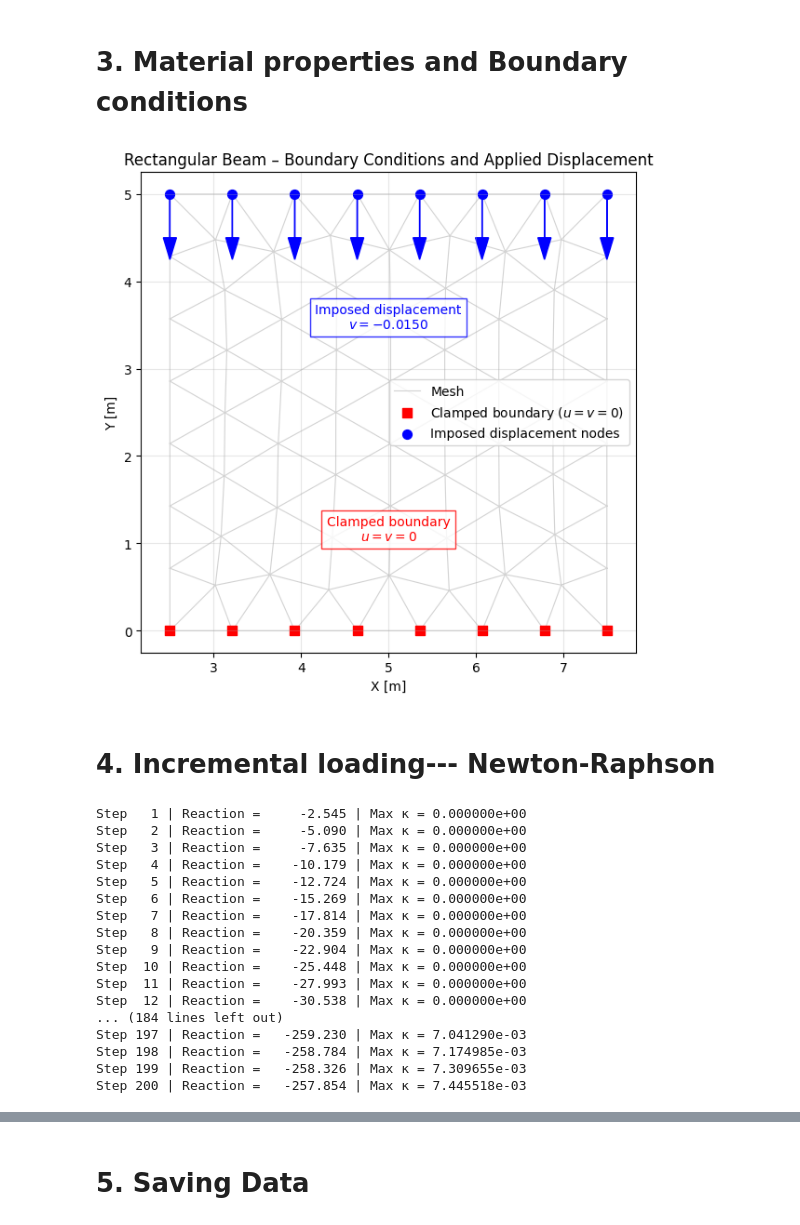
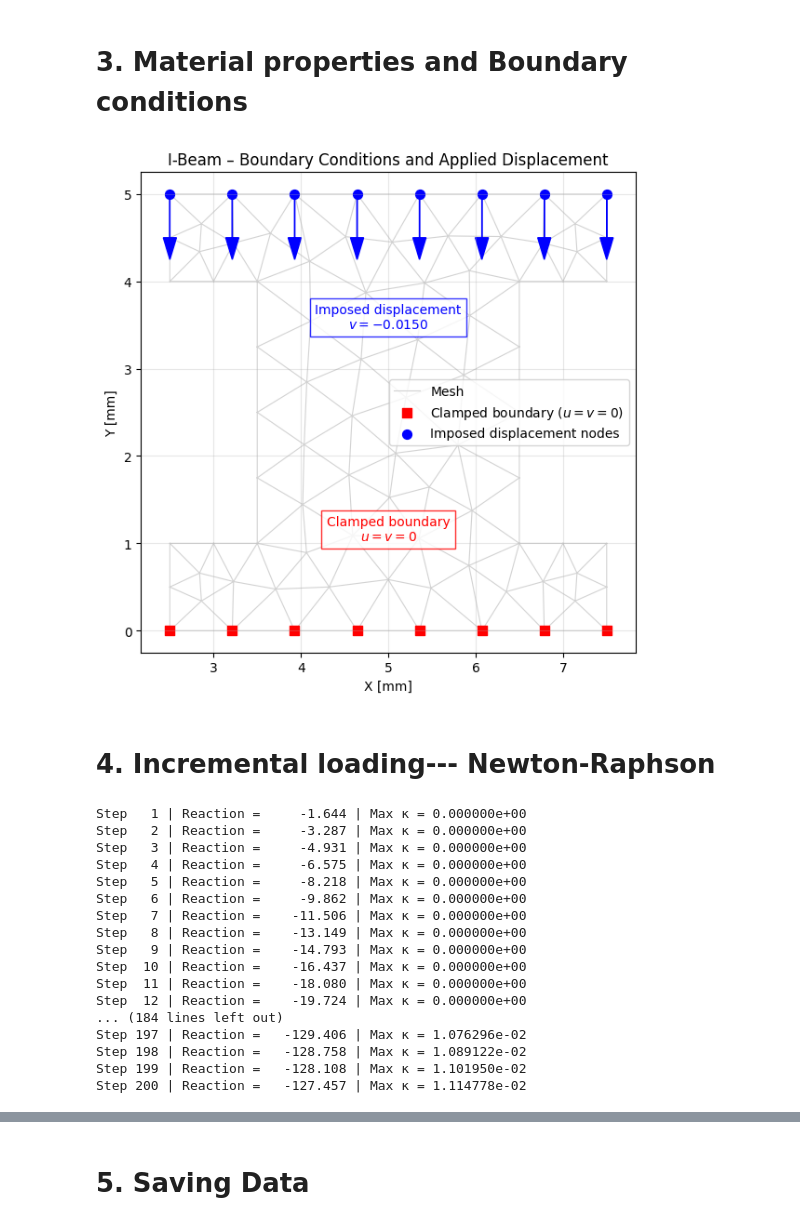
Before and after one commit to KhayalM/Extended-Finite-Element-Methods, a Jupyter notebook: Softening_lc=0_75.ipynb, the cells around one changed output, grey strips where cells are left out. Cells and saved outputs as stored; diff of their text form; code cells hidden in the pictures.

```diff
--- a/Softening_lc=0_75.ipynb
+++ b/Softening_lc=0_75.ipynb
@@ -115,10 +138,10 @@ import numpy as np
 import matplotlib.pyplot as plt
 
 # ------------------------------
-# Initialize Gmsh and load the rectangular beam mesh
+# Initialize Gmsh and load the I-beam mesh
 # ------------------------------
 gmsh.initialize()
-gmsh.open("rectangular_beam_5mmx5mm.msh")
+gmsh.open("I_beam_5mm.msh")
 
 # ------------------------------
 # Get all nodes
@@ -132,17 +155,22 @@ node_coords = np.array(node_coords).reshape(-1, 3)
 def get_elements_of_physical_group(dim, tag):
     entity_tags = gmsh.model.getEntitiesForPhysicalGroup(dim, tag)
     all_elements = []
+
     for entity_tag in entity_tags:
         element_types, element_tags, node_tags_list = gmsh.model.mesh.getElements(dim, entity_tag)
+
         for i in range(len(element_types)):
-            # triangles → 3 nodes per element
-            all_elements.append(np.array(node_tags_list[i]).reshape(-1, 3))
+            # Linear triangles → 3 nodes per element
+            all_elements.append(
+                np.array(node_tags_list[i]).reshape(-1, 3)
+            )
+
     return np.concatenate(all_elements) if all_elements else np.array([])
 
 # ------------------------------
-# Get elements for the rectangular beam (physical group 1)
+# Get elements for the I-beam (physical group 1)
 # ------------------------------
-elements_rect_beam = get_elements_of_physical_group(2, 1)
+elements_I_beam = get_elements_of_physical_group(2, 1)
 # %%
 # ------------------------------
 # Mesh visualization
@@ -505,7 +533,7 @@ beam_height = y_max - y_min
 # --- Mesh outline ---
 plt.triplot(
     x, y,
-    elements_rect_beam - 1,
+    elements_I_beam  - 1,
     color="lightgray",
     linewidth=0.8,
     label="Mesh"
@@ -549,37 +577,37 @@ plt.text(
     np.mean(x[top_nodes]),
     y_max - 0.25 * beam_height,
     rf"Imposed displacement" "\n"
     rf"$v = {u_max:.4f}$",
     ha="center",
     va="top",
     fontsize=10,
     color="blue",
     bbox=dict(facecolor="white", edgecolor="blue", alpha=0.8)
 )
 
 plt.text(
     np.mean(x[bottom_nodes]),
     y_min + 0.20 * beam_height,
     "Clamped boundary\n$u = v = 0$",
     ha="center",
     va="bottom",
     fontsize=10,
     color="red",
     bbox=dict(facecolor="white", edgecolor="red", alpha=0.8)
 )
 
 # --- Plot settings ---
 plt.gca().set_aspect("equal", adjustable="box")
-plt.xlabel("X [m]")
-plt.ylabel("Y [m]")
-plt.title("Rectangular Beam – Boundary Conditions and Applied Displacement")
+plt.xlabel("X [mm]")
+plt.ylabel("Y [mm]")
+plt.title("I-Beam – Boundary Conditions and Applied Displacement")
 plt.legend(loc="center right")
 plt.grid(alpha=0.3)
 
 plt.tight_layout()
 plt.show()
 # %% [output]
-[figure, old version]
+[figure, new version]
 # %% [markdown]
 # 4. Incremental loading--- Newton-Raphson
 # %%
@@ -619,7 +647,7 @@ for step in range(num_steps):
         for e in range(num_elems):
 
             # --- Element connectivity ---
-            n1, n2, n3 = (elements_rect_beam[e] - 1).astype(int)
+            n1, n2, n3 = (elements_I_beam [e] - 1).astype(int)
 
             # --- Element coordinates ---
             element_coord = np.array([
@@ -740,7 +768,7 @@ for step in range(num_steps):
 
         for e in range(num_elems):
 
-            n1, n2, n3 = (elements_rect_beam[e] - 1).astype(int)
+            n1, n2, n3 = (elements_I_beam [e] - 1).astype(int)
             edof = np.array([
                 2*n1, 2*n1 + 1,
                 2*n2, 2*n2 + 1,
@@ -786,23 +814,23 @@ for step in range(num_steps):
         sum_du = sum_du[:step]
         break
 # %% [output]
-Step   1 | Reaction =     -2.545 | Max κ = 0.000000e+00
-Step   2 | Reaction =     -5.090 | Max κ = 0.000000e+00
-Step   3 | Reaction =     -7.635 | Max κ = 0.000000e+00
-Step   4 | Reaction =    -10.179 | Max κ = 0.000000e+00
-Step   5 | Reaction =    -12.724 | Max κ = 0.000000e+00
-Step   6 | Reaction =    -15.269 | Max κ = 0.000000e+00
-Step   7 | Reaction =    -17.814 | Max κ = 0.000000e+00
-Step   8 | Reaction =    -20.359 | Max κ = 0.000000e+00
-Step   9 | Reaction =    -22.904 | Max κ = 0.000000e+00
-Step  10 | Reaction =    -25.448 | Max κ = 0.000000e+00
-Step  11 | Reaction =    -27.993 | Max κ = 0.000000e+00
-Step  12 | Reaction =    -30.538 | Max κ = 0.000000e+00
+Step   1 | Reaction =     -1.644 | Max κ = 0.000000e+00
+Step   2 | Reaction =     -3.287 | Max κ = 0.000000e+00
+Step   3 | Reaction =     -4.931 | Max κ = 0.000000e+00
+Step   4 | Reaction =     -6.575 | Max κ = 0.000000e+00
+Step   5 | Reaction =     -8.218 | Max κ = 0.000000e+00
+Step   6 | Reaction =     -9.862 | Max κ = 0.000000e+00
+Step   7 | Reaction =    -11.506 | Max κ = 0.000000e+00
+Step   8 | Reaction =    -13.149 | Max κ = 0.000000e+00
+Step   9 | Reaction =    -14.793 | Max κ = 0.000000e+00
+Step  10 | Reaction =    -16.437 | Max κ = 0.000000e+00
+Step  11 | Reaction =    -18.080 | Max κ = 0.000000e+00
+Step  12 | Reaction =    -19.724 | Max κ = 0.000000e+00
 ... (184 lines left out)
-Step 197 | Reaction =   -259.230 | Max κ = 7.041290e-03
-Step 198 | Reaction =   -258.784 | Max κ = 7.174985e-03
-Step 199 | Reaction =   -258.326 | Max κ = 7.309655e-03
-Step 200 | Reaction =   -257.854 | Max κ = 7.445518e-03
+Step 197 | Reaction =   -129.406 | Max κ = 1.076296e-02
+Step 198 | Reaction =   -128.758 | Max κ = 1.089122e-02
+Step 199 | Reaction =   -128.108 | Max κ = 1.101950e-02
+Step 200 | Reaction =   -127.457 | Max κ = 1.114778e-02
 # %%
 # ==========================================================
 # FORCE–DISPLACEMENT CURVE
```
Also changed, not shown: parts of 10 cells of this notebook.
